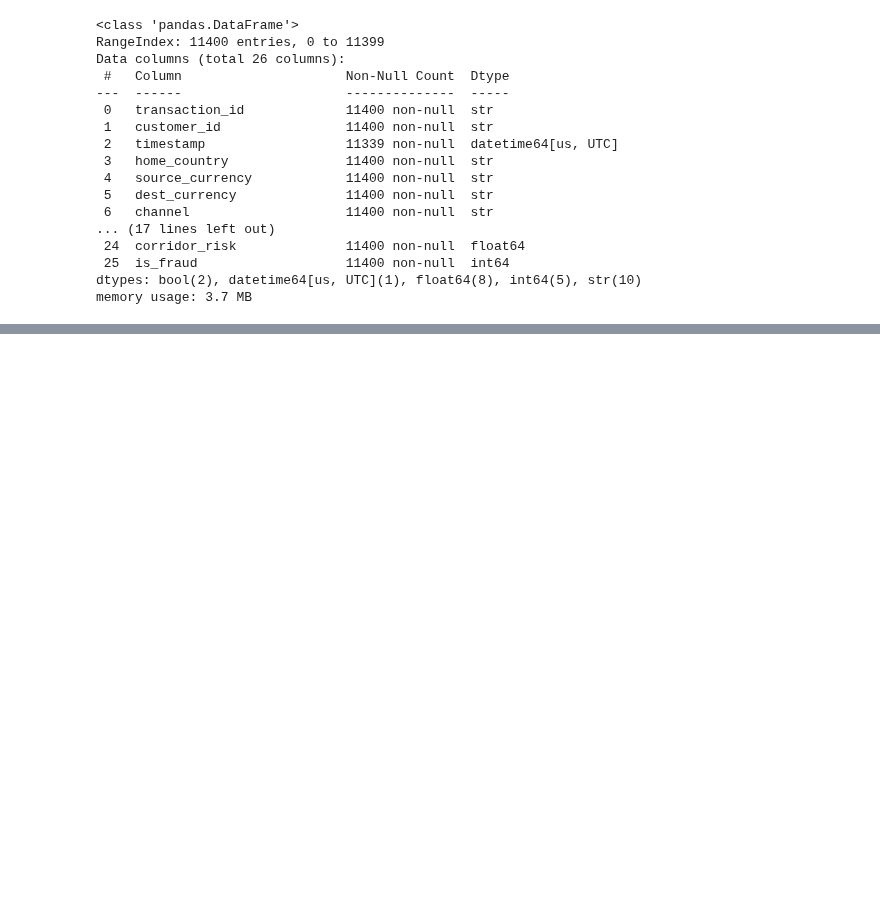
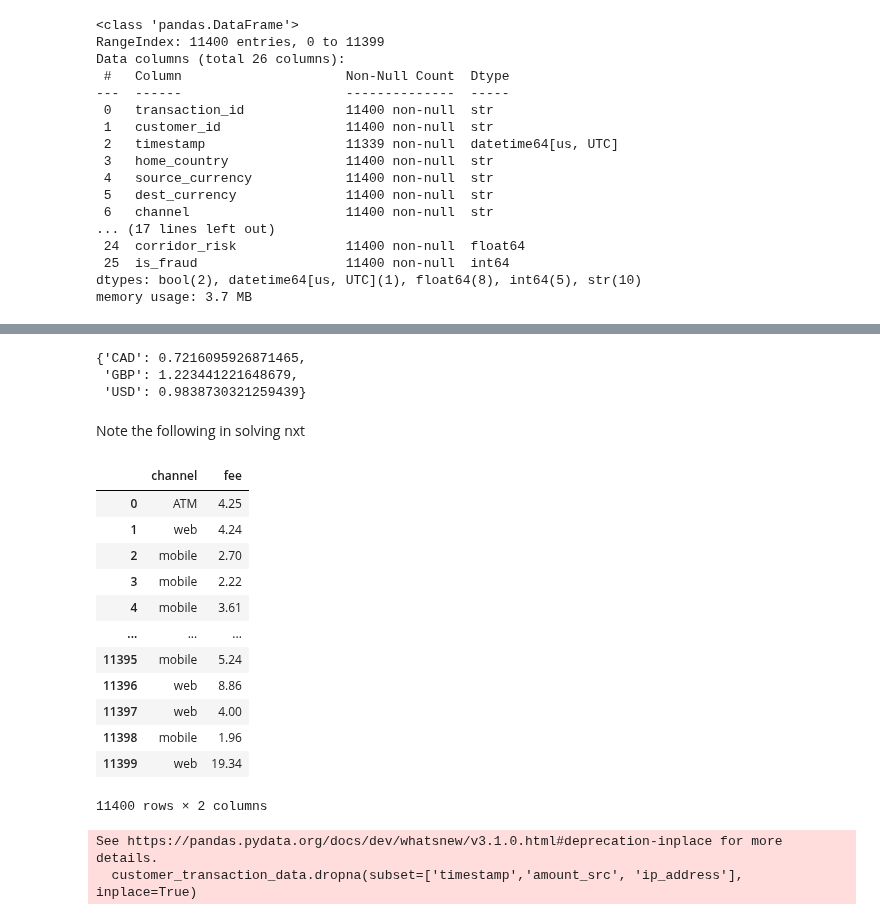
Before and after one commit to victoroluikpe/Fraudulent_Transaction_Detection_Using_Machine_Learning, a Jupyter notebook: Notebooks/data_cleaning.ipynb, the cells around one changed output, grey strips where cells are left out. Saved outputs shown, nothing was run; the diff lists cells and outputs as text; code cells hidden in the pictures; blank space fills up the shorter version.

```diff
--- a/Notebooks/data_cleaning.ipynb
+++ b/Notebooks/data_cleaning.ipynb
@@ -167,0 +203,34 @@ memory usage: 3.7 MB
+# %%
+# calculating exchange rates per currency
+exchange_rates = customer_transaction_data[customer_transaction_data['amount_usd'].notna()].groupby('source_currency').apply(
+    lambda x: (x['amount_usd'] / x['amount_src']).mean()
+).to_dict()
+exchange_rates
+# %% [output]
+{'CAD': 0.7216095926871465,
+ 'GBP': 1.223441221648679,
+ 'USD': 0.9838730321259439}
+# %%
+# filling the missing values of the amount_usd
+customer_transaction_data['amount_usd']=customer_transaction_data.apply(
+    lambda row: row['amount_usd'] if pd.notna(row['amount_usd']) else row['amount_src'] * exchange_rates.get(row['source_currency'],1),
+    axis=1
+)
+# %% [markdown]
+Note the following in solving nxt
+# %%
+customer_transaction_data[['channel', 'fee']]
+# %% [output]
+|  | channel | fee |
+| 0 | ATM | 4.25 |
+| 1 | web | 4.24 |
+| 2 | mobile | 2.70 |
+| 3 | mobile | 2.22 |
+| 4 | mobile | 3.61 |
+| ... | ... | ... |
+| 11395 | mobile | 5.24 |
+| 11396 | web | 8.86 |
+| 11397 | web | 4.00 |
+| 11398 | mobile | 1.96 |
+| 11399 | web | 19.34 |
+11400 rows × 2 columns
@@ -167,0 +253,6 @@ memory usage: 3.7 MB
+# %%
+# dropping the timestamp, amount_src and ip_address missing values
+customer_transaction_data.dropna(subset=['timestamp','amount_src', 'ip_address'], inplace=True)
+# %% [output]
+See https://pandas.pydata.org/docs/dev/whatsnew/v3.1.0.html#deprecation-inplace for more details.
+  customer_transaction_data.dropna(subset=['timestamp','amount_src', 'ip_address'], inplace=True)
```
Also changed, not shown: parts of 32 cells of this notebook, 2 other files.
